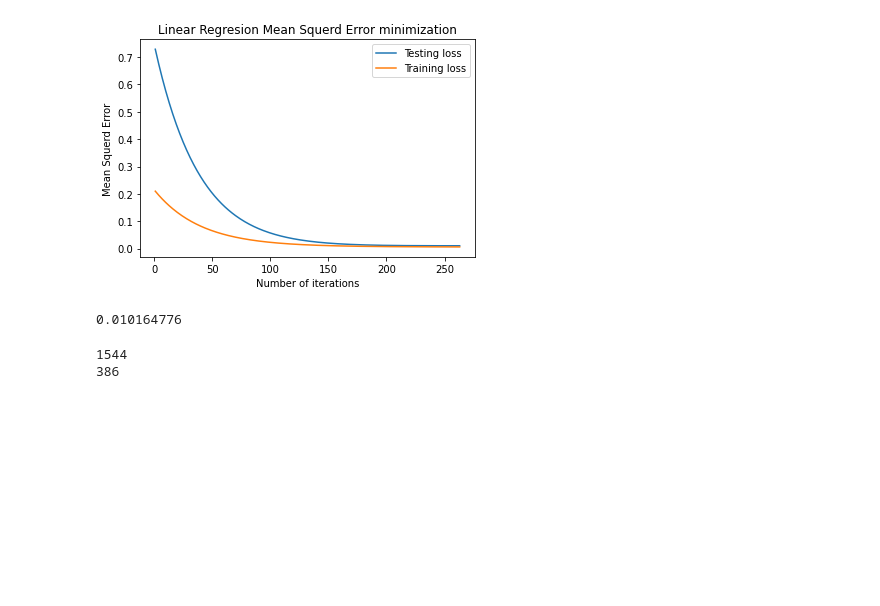
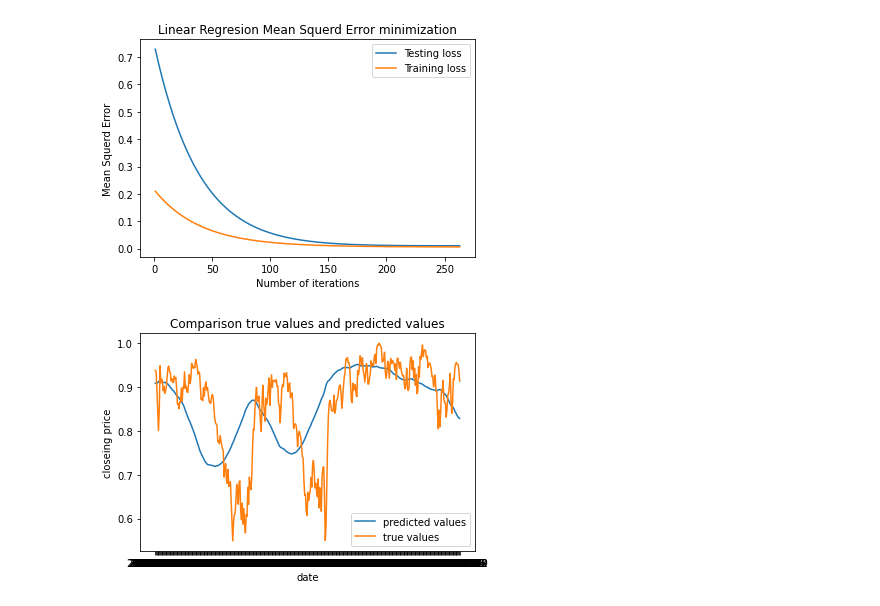
Before and after one commit to Eliot100/DJIA-stock-project, a Jupyter notebook: DJIA_stock_project.ipynb, the cells around one changed output. Saved outputs shown, nothing was run; the diff lists cells and outputs as text; code cells hidden in the pictures; blank space fills up the shorter version.

```diff
--- a/DJIA_stock_project.ipynb
+++ b/DJIA_stock_project.ipynb
@@ -126,0 +114,14 @@ data_y_test = np.array(y_test, ndmin=2).reshape((y_test.shape[0], 1))
+# %%
+df_final = df_Combined2.drop(['Date', 'High', 'Low', 'Volume', 'Adj Close'], axis=1)
+X_df = df_final.drop(['Close'], axis=1)
+Y_df = df_final['Close']
+rowsSize = X_df.shape[0]
+test_size = 0.2
+train_rowsSize = rowsSize*(1-test_size)
+test_rowsSize = rowsSize*test_size
+x_train, x_test, y_train, y_test = (X_df.tail(int(train_rowsSize)), X_df.head(int(test_rowsSize)), Y_df.tail(int(train_rowsSize)), Y_df.head(int(test_rowsSize)))
+data_x_train = x_train.copy()
+data_y_train = np.array(y_train.copy(), ndmin=2).reshape((y_train.shape[0], 1))
+data_x_test = x_test.copy()
+data_y_test = np.array(y_test.copy(), ndmin=2).reshape((y_test.shape[0], 1))
+data_test_dates = df_Combined2['Date'].head(int(test_rowsSize))
@@ -194,7 +202,3 @@ plt.ylabel('Mean Squerd Error')
 plt.show()
 # %% [output]
 [figure]
-# %%
-sess.run(loss, feed_dict = {x: data_x_test, y_: data_y_test})
-# %% [output]
-0.010164776
@@ -208,13 +204,0 @@ x_train, x_test, y_train, y_test = (X_df.tail(int(train_size)), X_df.head(int(te
-# %%
-data_x_train = x_train
-data_y_train = np.array(y_train, ndmin=2).reshape((y_train.shape[0], 1))
-data_x_test = x_test
-data_y_test = np.array(y_test, ndmin=2).reshape((y_test.shape[0], 1))
-# %%
-train_size = x_train.shape[0]
-print(train_size)
-test_size = x_test.shape[0]
-print(test_size)
-# %% [output]
-1544
-386
@@ -225,0 +205,11 @@ step_size = 0.02
+# %%
+predicted_values = sess.run(y, feed_dict = {x: data_x_test})
+plt.title('Comparison true values and predicted values')
+plt.plot(data_test_dates, predicted_values, label='predicted values')
+plt.plot(data_test_dates, data_y_test, label='true values')
+plt.legend()
+plt.xlabel('date')
+plt.ylabel('closeing price')
+plt.show()
+# %% [output]
+[figure, added]
```
Also changed, not shown: parts of 34 cells of this notebook.
